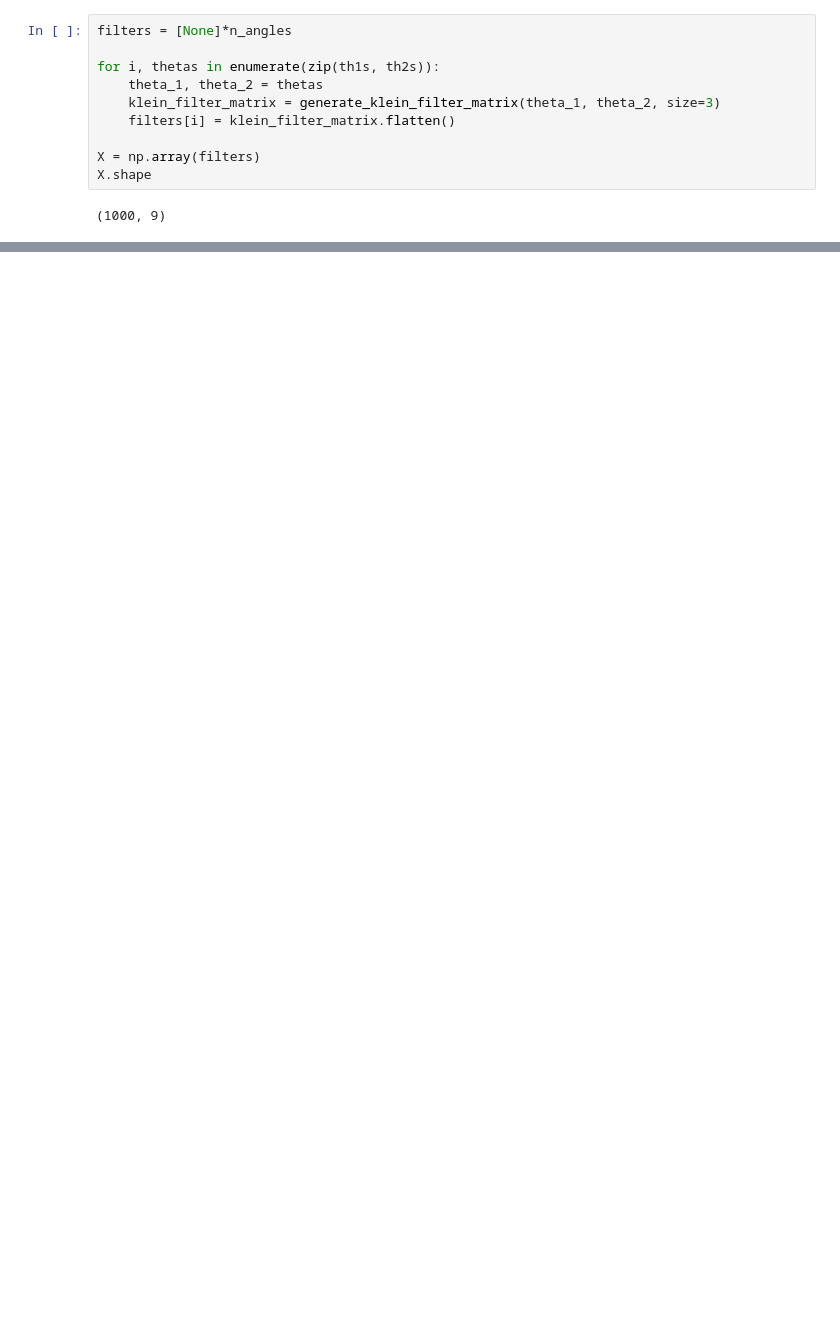
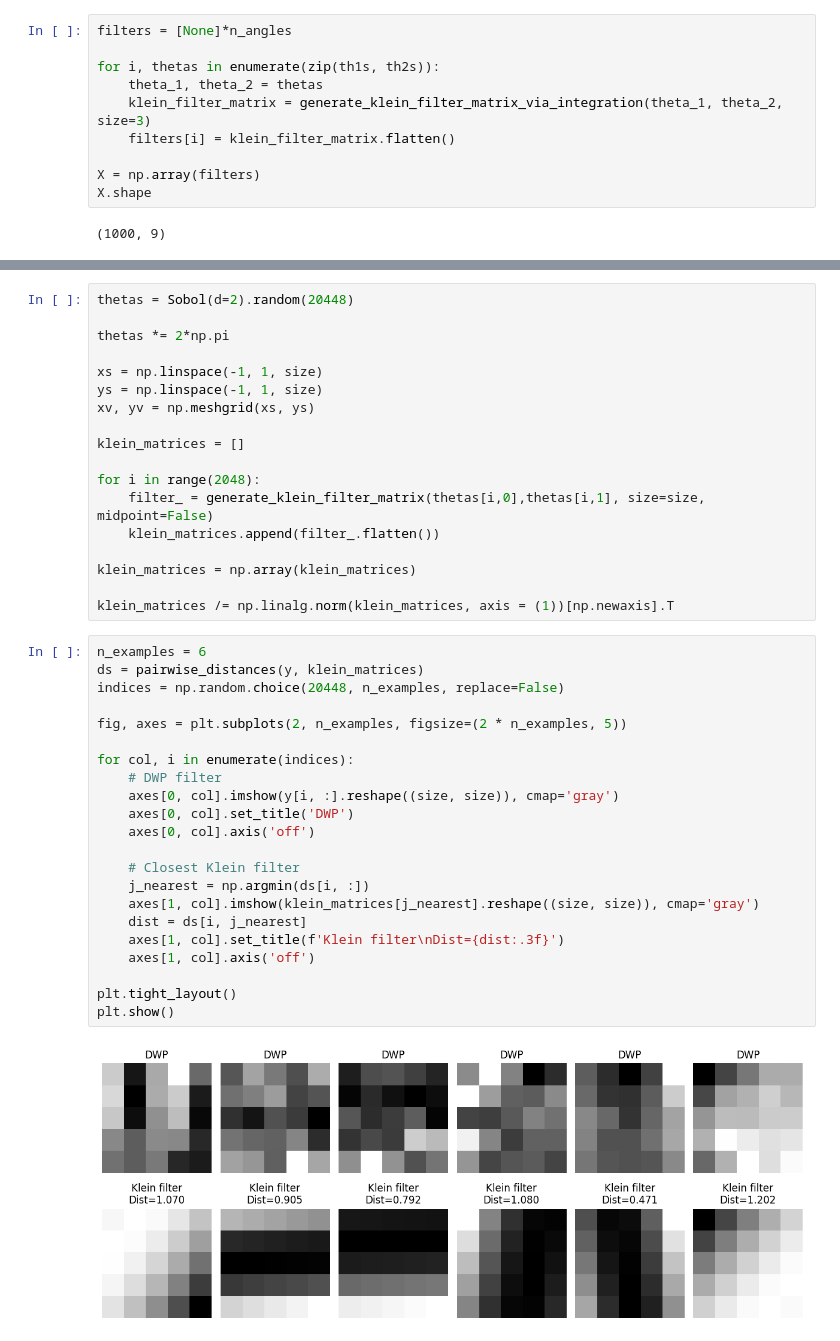
Before and after one commit to bekemax/KleinVAE, a Jupyter notebook: klein-filters.ipynb, the cells around one changed output, grey strips where cells are left out. Cells and saved outputs as stored; diff of their text form; blank space fills up the shorter version.

```diff
--- a/klein-filters.ipynb
+++ b/klein-filters.ipynb
@@ -192,7 +255,7 @@ filters = [None]*n_angles
 
 for i, thetas in enumerate(zip(th1s, th2s)):
     theta_1, theta_2 = thetas
-    klein_filter_matrix = generate_klein_filter_matrix(theta_1, theta_2, size=3)
+    klein_filter_matrix = generate_klein_filter_matrix_via_integration(theta_1, theta_2, size=3)
     filters[i] = klein_filter_matrix.flatten()
 
 X = np.array(filters)
@@ -217,0 +292,42 @@ plt.show()
+# %%
+thetas = Sobol(d=2).random(20448)
+
+thetas *= 2*np.pi
+
+xs = np.linspace(-1, 1, size)
+ys = np.linspace(-1, 1, size)
+xv, yv = np.meshgrid(xs, ys)
+
+klein_matrices = []
+
+for i in range(2048):
+    filter_ = generate_klein_filter_matrix(thetas[i,0],thetas[i,1], size=size, midpoint=False)
+    klein_matrices.append(filter_.flatten())
+
+klein_matrices = np.array(klein_matrices)
+
+klein_matrices /= np.linalg.norm(klein_matrices, axis = (1))[np.newaxis].T
+# %%
+n_examples = 6
+ds = pairwise_distances(y, klein_matrices)
+indices = np.random.choice(20448, n_examples, replace=False)
+
+fig, axes = plt.subplots(2, n_examples, figsize=(2 * n_examples, 5))
+
+for col, i in enumerate(indices):
+    # DWP filter
+    axes[0, col].imshow(y[i, :].reshape((size, size)), cmap='gray')
+    axes[0, col].set_title('DWP')
+    axes[0, col].axis('off')
+
+    # Closest Klein filter
+    j_nearest = np.argmin(ds[i, :])
+    axes[1, col].imshow(klein_matrices[j_nearest].reshape((size, size)), cmap='gray')
+    dist = ds[i, j_nearest]
+    axes[1, col].set_title(f'Klein filter\nDist={dist:.3f}')
+    axes[1, col].axis('off')
+
+plt.tight_layout()
+plt.show()
+# %% [output]
+[figure, added]
```
Also changed, not shown: parts of 16 cells of this notebook, 3 other files.
